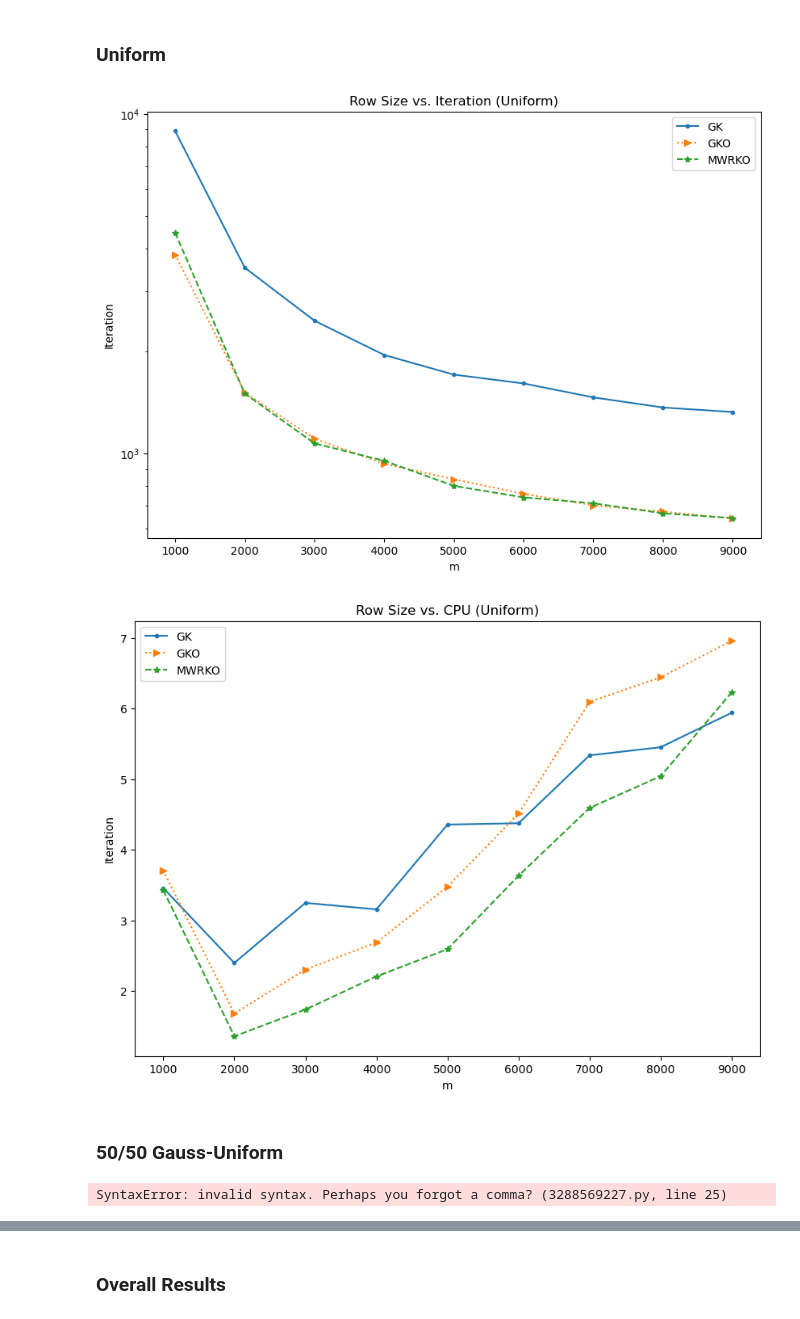
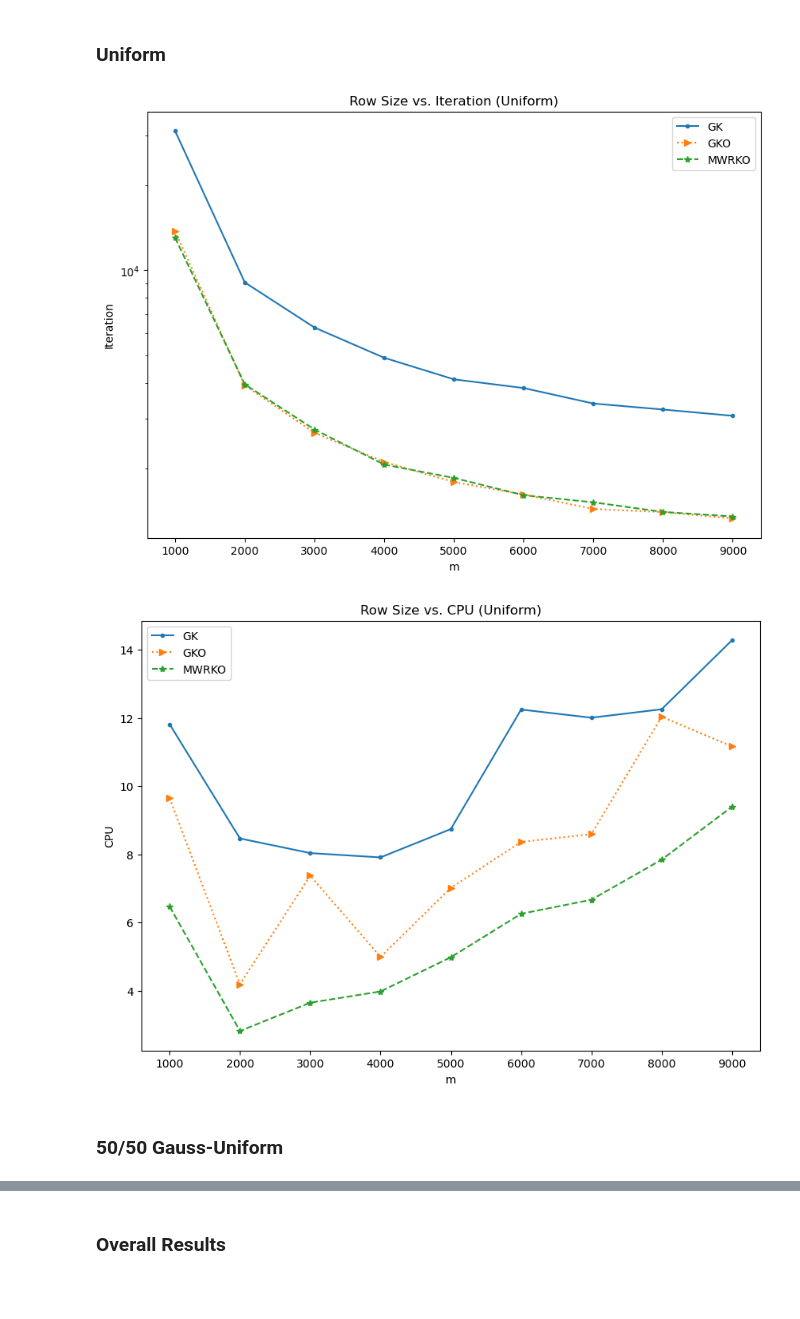
Before and after one commit to emicervantes/gko-23, a Jupyter notebook: scripts/synthetic-exp/synthetic-exp2.ipynb, the cells around one changed output, grey strips where cells are left out. Cells and saved outputs as stored; diff of their text form; code cells hidden in the pictures; blank space fills up the shorter version.

```diff
--- a/scripts/synthetic-exp/synthetic-exp2.ipynb
+++ b/scripts/synthetic-exp/synthetic-exp2.ipynb
@@ -42,15 +42,15 @@ for row in m:
   y = A @ x
   # gk
   gk_start_cyclic_gauss = process_time()
-  gk_gaussian = method(A,x,y,'GK', 10**-4)
+  gk_gaussian = method(A,x,y,'GK', 0.5*10**-8)
   gk_stop_cyclic_gauss = process_time()
   # gko
   gko_start_cyclic_gauss = process_time()
-  gko_gaussian = method(A,x,y,'GKO', 10**-4)
+  gko_gaussian = method(A,x,y,'GKO', 0.5*10**-8)
   gko_stop_cyclic_gauss = process_time()
   # mwrko
   mwrko_start_cyclic_gauss = process_time()
-  mwrko_gaussian = method(A,x,y,'MWRKO', 10**-4)
+  mwrko_gaussian = method(A,x,y,'MWRKO', 0.5*10**-8)
   mwrko_stop_cyclic_gauss = process_time()
   # store data - iteration
   gk_gauss_iter.append(gk_gaussian[0])
@@ -107,15 +107,15 @@ for row in m:
   y = A @ x
   # gk
   gk_start_cyclic_unif = process_time()
-  gk_uniform = method(A,x,y,'GK', 10**-4)
+  gk_uniform = method(A,x,y,'GK', 0.5*10**-8)
   gk_stop_cyclic_unif = process_time()
   # gko
   gko_start_cyclic_unif = process_time()
-  gko_uniform = method(A,x,y,'GKO', 10**-4)
+  gko_uniform = method(A,x,y,'GKO', 0.5*10**-8)
   gko_stop_cyclic_unif = process_time()
   # mwrko
   mwrko_start_cyclic_unif = process_time()
-  mwrko_uniform = method(A,x,y,'MWRKO', 10**-4)
+  mwrko_uniform = method(A,x,y,'MWRKO', 0.5*10**-8)
   mwrko_stop_cyclic_unif = process_time()
   # store data - iteration
   gk_unif_iter.append(gk_uniform[0])
@@ -139,22 +139,22 @@ plt.title('Row Size vs. Iteration (Uniform)')
 plt.legend()
 plt.savefig('../../outputs/synthetic-exp/sizes-test/iter/size-unif-iter.png')
 # %% [output]
-[figure, old version]
+[figure, new version]
 # %%
 # Row size vs CPU
 plt.figure(figsize=(10,7))
 
 plt.plot(m, gk_unif_cpu, linestyle = 'solid', marker='.', label = 'GK')
 plt.plot(m, gko_unif_cpu, linestyle = 'dotted', marker='>', label = 'GKO')
 plt.plot(m, mwrko_unif_cpu, linestyle = 'dashed', marker='*', label = 'MWRKO')
 
 plt.xlabel('m')
-plt.ylabel('Iteration')
+plt.ylabel('CPU')
 plt.title('Row Size vs. CPU (Uniform)')
 plt.legend()
 plt.savefig('../../outputs/synthetic-exp/sizes-test/cpu/size-unif-cpu.png')
 # %% [output]
-[figure, old version]
+[figure, new version]
 # %% [markdown]
 ### 50/50 Gauss-Uniform
 # %%
@@ -174,15 +174,15 @@ for row in m:
   y = A @ x
   # gk
   gk_start_cyclic_comb = process_time()
-  gk_comb = method(A,x,y,'GK', 10**-4)
+  gk_comb = method(A,x,y,'GK', 0.5*10**-8)
   gk_stop_cyclic_comb = process_time()
   # gko
   gko_start_cyclic_comb = process_time()
-  gko_comb = method(A,x,y,'GKO', 10**-4)
+  gko_comb = method(A,x,y,'GKO', 0.5*10**-8)
   gko_stop_cyclic_comb = process_time()
   # mwrko
   mwrko_start_cyclic_comb = process_time()
-  mwrko_comb = method(A,x,y,'MWRKO' 10**-4)
+  mwrko_comb = method(A,x,y,'MWRKO', 0.5*10**-8)
   mwrko_stop_cyclic_comb = process_time()
   # store data - iteration
   gk_comb_iter.append(gk_comb[0])
@@ -192,8 +192,6 @@ for row in m:
   gk_comb_cpu.append(gk_stop_cyclic_comb - gk_start_cyclic_comb)
   gko_comb_cpu.append(gko_stop_cyclic_comb - gko_start_cyclic_comb)
   mwrko_comb_cpu.append(mwrko_stop_cyclic_comb - mwrko_start_cyclic_comb)
-# %% [output]
-SyntaxError: invalid syntax. Perhaps you forgot a comma? (3288569227.py, line 25)
 # %%
 # Row size vs Iteration
 plt.figure(figsize=(10,7))
```
Also changed, not shown: parts of 7 cells of this notebook, 22 other files.
